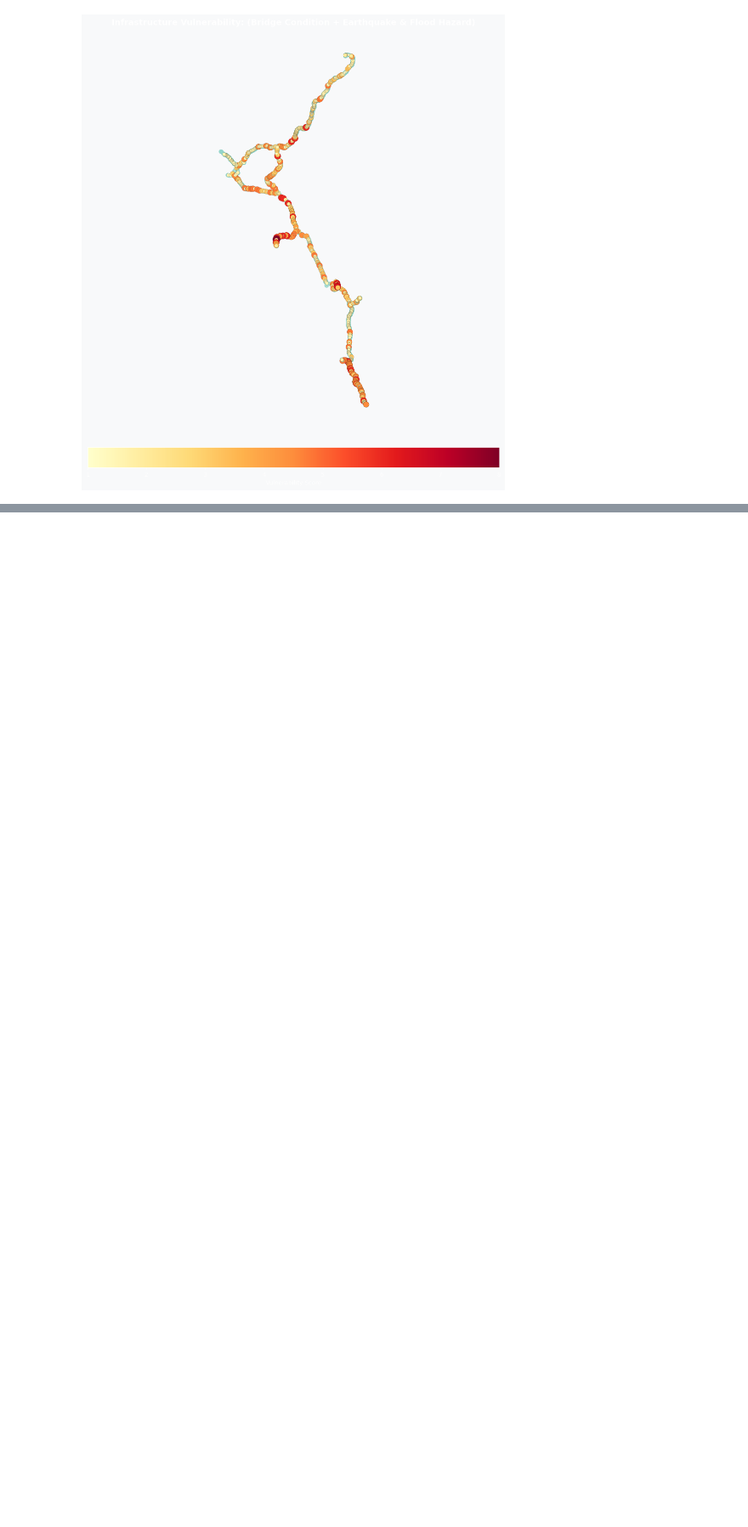
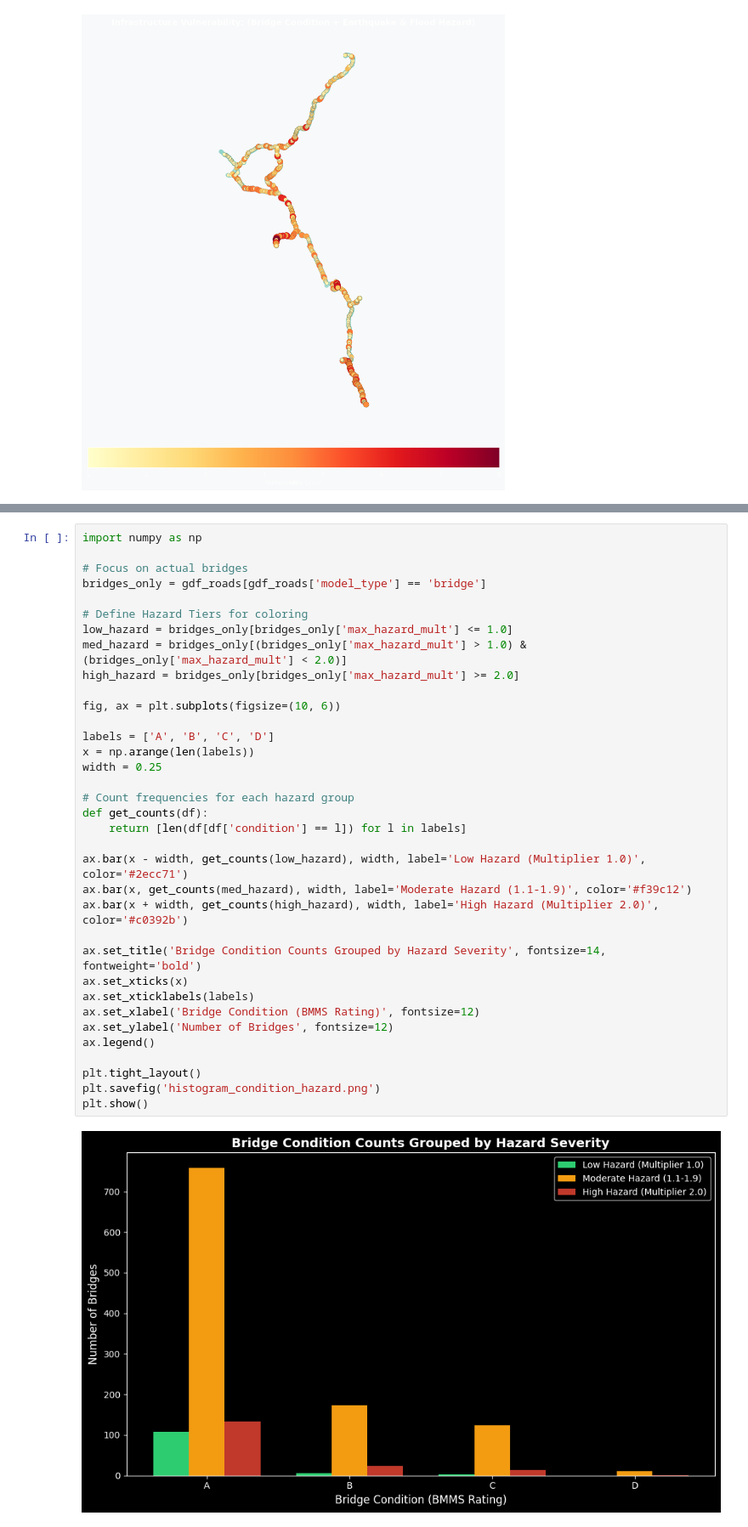
Before and after one commit to MeikeHR/EPA133a-G02-A4, a Jupyter notebook: EPA1352-G02-A4/notebook/Vulnerability scoring.ipynb, the cells around one changed output, grey strips where cells are left out. Shown at 85% size. Cells and saved outputs as stored; diff of their text form; blank space fills up the shorter version.

Commit message:
graphs

```diff
--- a/EPA1352-G02-A4/notebook/Vulnerability scoring.ipynb
+++ b/EPA1352-G02-A4/notebook/Vulnerability scoring.ipynb
@@ -215,3 +195,40 @@ top_10_table
 | 2580 | 2580 | 2.70 | C | 22.952665 | 91.188394 | NaN | bridge | 12580 | N104 | NaN | ... |
 | 944 | 944 | 11.20 | D | 21.321109 | 92.088884 | NaN | bridge | 10944 | N1 | NaN | ... |
 10 rows × 22 columns
+# %%
+import numpy as np
+
+# Focus on actual bridges
+bridges_only = gdf_roads[gdf_roads['model_type'] == 'bridge']
+
+# Define Hazard Tiers for coloring
+low_hazard = bridges_only[bridges_only['max_hazard_mult'] <= 1.0]
+med_hazard = bridges_only[(bridges_only['max_hazard_mult'] > 1.0) & (bridges_only['max_hazard_mult'] < 2.0)]
+high_hazard = bridges_only[bridges_only['max_hazard_mult'] >= 2.0]
+
+fig, ax = plt.subplots(figsize=(10, 6))
+
+labels = ['A', 'B', 'C', 'D']
+x = np.arange(len(labels))
+width = 0.25
+
+# Count frequencies for each hazard group
+def get_counts(df):
+    return [len(df[df['condition'] == l]) for l in labels]
+
+ax.bar(x - width, get_counts(low_hazard), width, label='Low Hazard (Multiplier 1.0)', color='#2ecc71')
+ax.bar(x, get_counts(med_hazard), width, label='Moderate Hazard (1.1-1.9)', color='#f39c12')
+ax.bar(x + width, get_counts(high_hazard), width, label='High Hazard (Multiplier 2.0)', color='#c0392b')
+
+ax.set_title('Bridge Condition Counts Grouped by Hazard Severity', fontsize=14, fontweight='bold')
+ax.set_xticks(x)
+ax.set_xticklabels(labels)
+ax.set_xlabel('Bridge Condition (BMMS Rating)', fontsize=12)
+ax.set_ylabel('Number of Bridges', fontsize=12)
+ax.legend()
+
+plt.tight_layout()
+plt.savefig('histogram_condition_hazard.png')
+plt.show()
+# %% [output]
+[figure, added]
```
Also changed, not shown: parts of 2 cells of this notebook, 4 other files.
